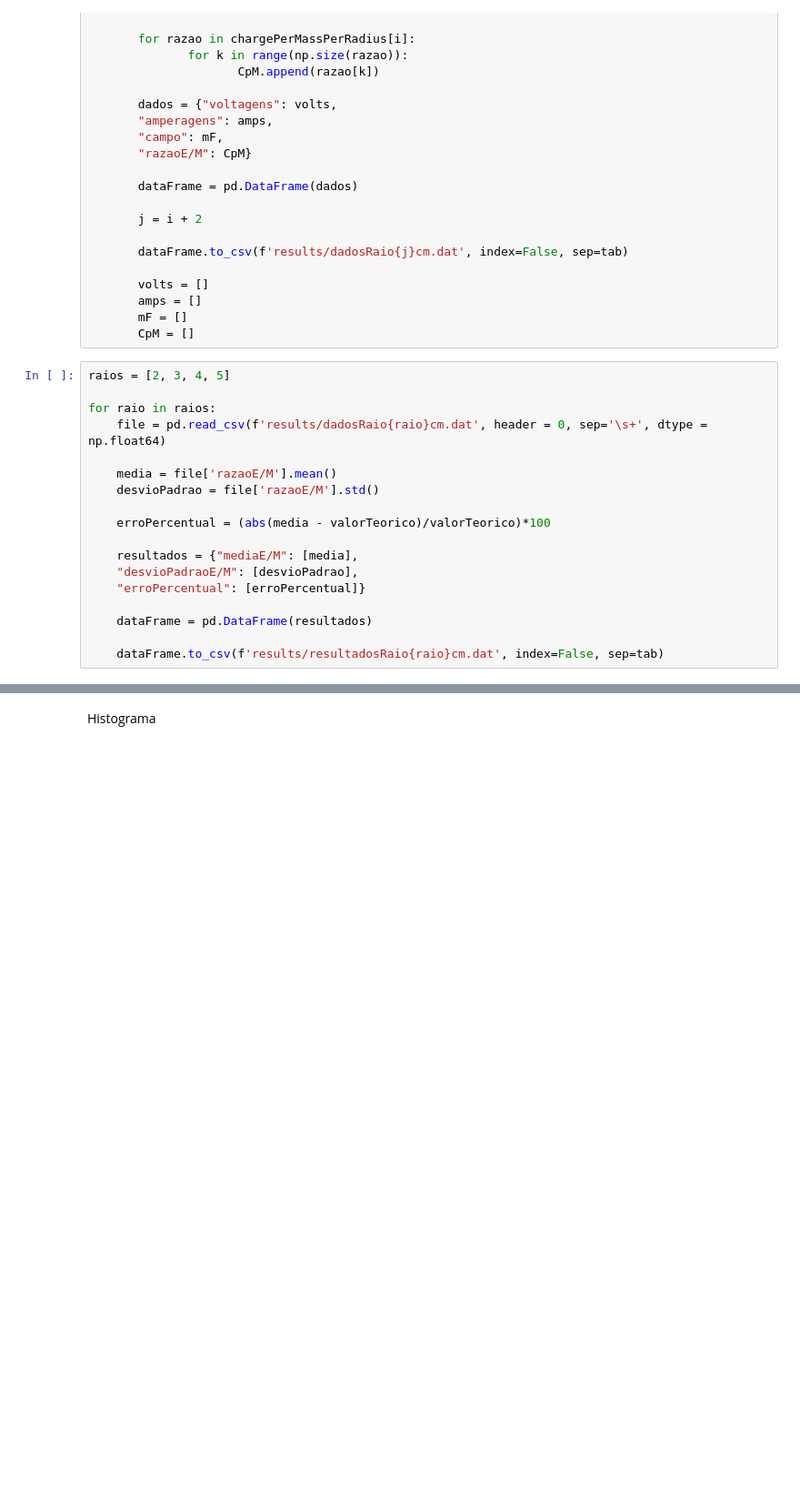
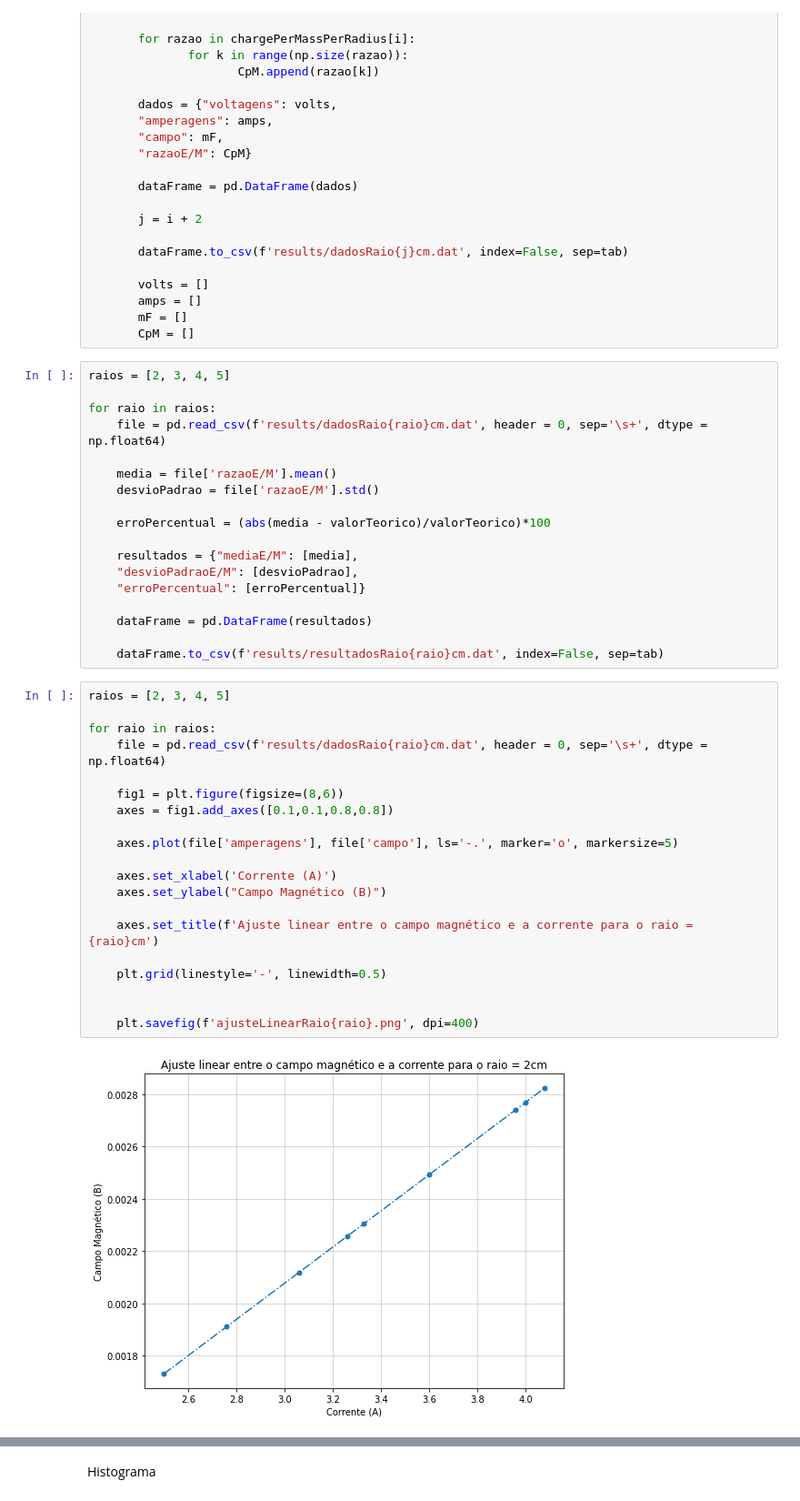
Before and after one commit to Shnrqpdr/modern-physics-lab, a Jupyter notebook: chargePerMass/chargePerMass.ipynb, the cells around one changed output, grey strips where cells are left out. Shown at 91% size. Saved outputs shown, nothing was run; the diff lists cells and outputs as text; blank space fills up the shorter version.

Commit message:
Histograma dos dados + ajuste linear

```diff
--- a/chargePerMass/chargePerMass.ipynb
+++ b/chargePerMass/chargePerMass.ipynb
@@ -134,3 +135,25 @@ for raio in raios:
     dataFrame = pd.DataFrame(resultados)
 
     dataFrame.to_csv(f'results/resultadosRaio{raio}cm.dat', index=False, sep=tab)
+# %%
+raios = [2, 3, 4, 5]
+
+for raio in raios:
+    file = pd.read_csv(f'results/dadosRaio{raio}cm.dat', header = 0, sep='\s+', dtype = np.float64)
+
+    fig1 = plt.figure(figsize=(8,6))
+    axes = fig1.add_axes([0.1,0.1,0.8,0.8])
+
+    axes.plot(file['amperagens'], file['campo'], ls='-.', marker='o', markersize=5)
+
+    axes.set_xlabel('Corrente (A)')
+    axes.set_ylabel("Campo Magnético (B)")
+
+    axes.set_title(f'Ajuste linear entre o campo magnético e a corrente para o raio = {raio}cm')
+
+    plt.grid(linestyle='-', linewidth=0.5)
+
+
+    plt.savefig(f'ajusteLinearRaio{raio}.png', dpi=400)
+# %% [output]
+[figure, added]
```
Also changed, not shown: parts of 3 cells of this notebook, 6 other files.
